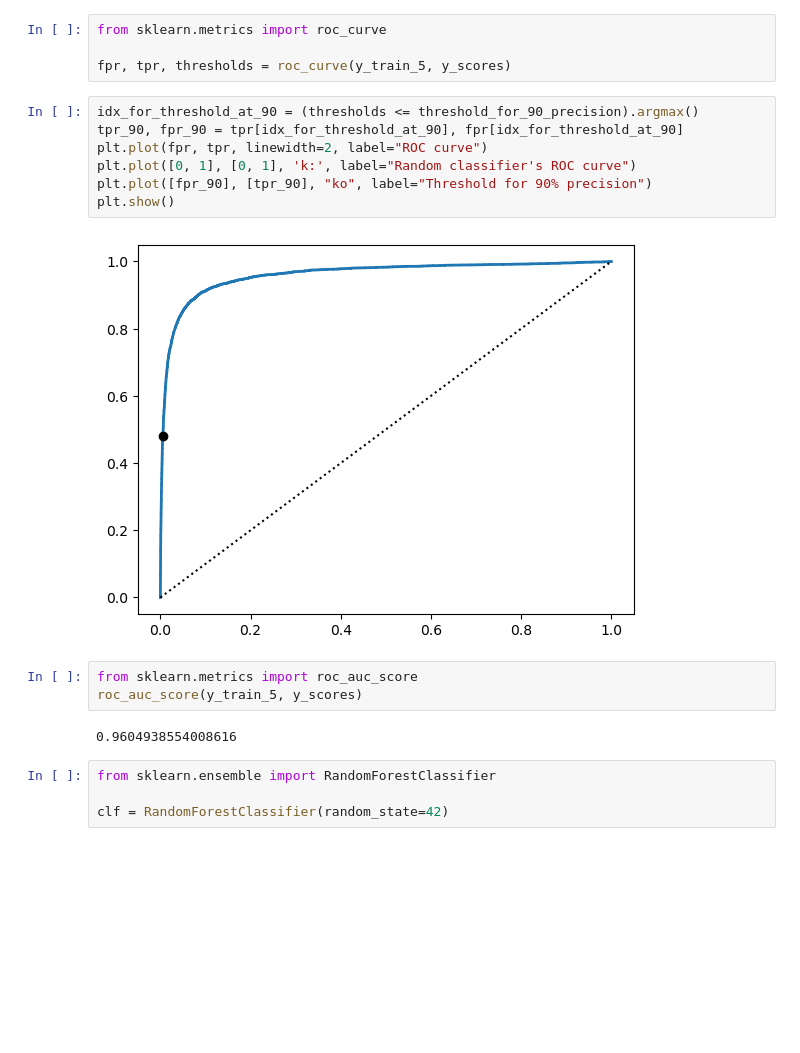
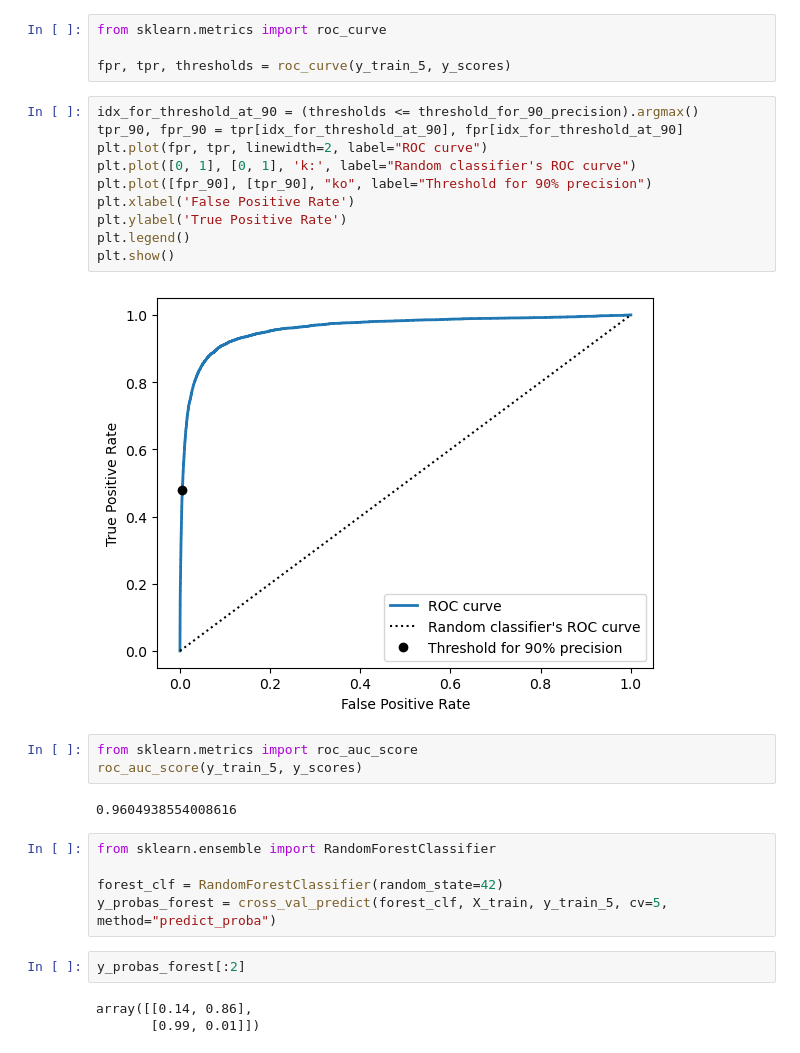
Before and after one commit to Fawazaro213/mnist-project, a Jupyter notebook: mnist.ipynb, the cells around one changed output. Saved outputs shown, nothing was run; the diff lists cells and outputs as text; blank space fills up the shorter version.

```diff
--- a/mnist.ipynb
+++ b/mnist.ipynb
@@ -192,12 +192,15 @@ fpr, tpr, thresholds = roc_curve(y_train_5, y_scores)
 # %%
 idx_for_threshold_at_90 = (thresholds <= threshold_for_90_precision).argmax()
 tpr_90, fpr_90 = tpr[idx_for_threshold_at_90], fpr[idx_for_threshold_at_90]
 plt.plot(fpr, tpr, linewidth=2, label="ROC curve")
 plt.plot([0, 1], [0, 1], 'k:', label="Random classifier's ROC curve")
 plt.plot([fpr_90], [tpr_90], "ko", label="Threshold for 90% precision")
+plt.xlabel('False Positive Rate')
+plt.ylabel('True Positive Rate')
+plt.legend()
 plt.show()
 # %% [output]
-[figure, old version]
+[figure, new version]
 # %%
 from sklearn.metrics import roc_auc_score
 roc_auc_score(y_train_5, y_scores)
@@ -206,4 +209,10 @@ roc_auc_score(y_train_5, y_scores)
 # %%
 from sklearn.ensemble import RandomForestClassifier
 
-clf = RandomForestClassifier(random_state=42)
+forest_clf = RandomForestClassifier(random_state=42)
+y_probas_forest = cross_val_predict(forest_clf, X_train, y_train_5, cv=5, method="predict_proba")
+# %%
+y_probas_forest[:2]
+# %% [output]
+array([[0.14, 0.86],
+       [0.99, 0.01]])
```
Also changed, not shown: parts of 21 cells of this notebook.
